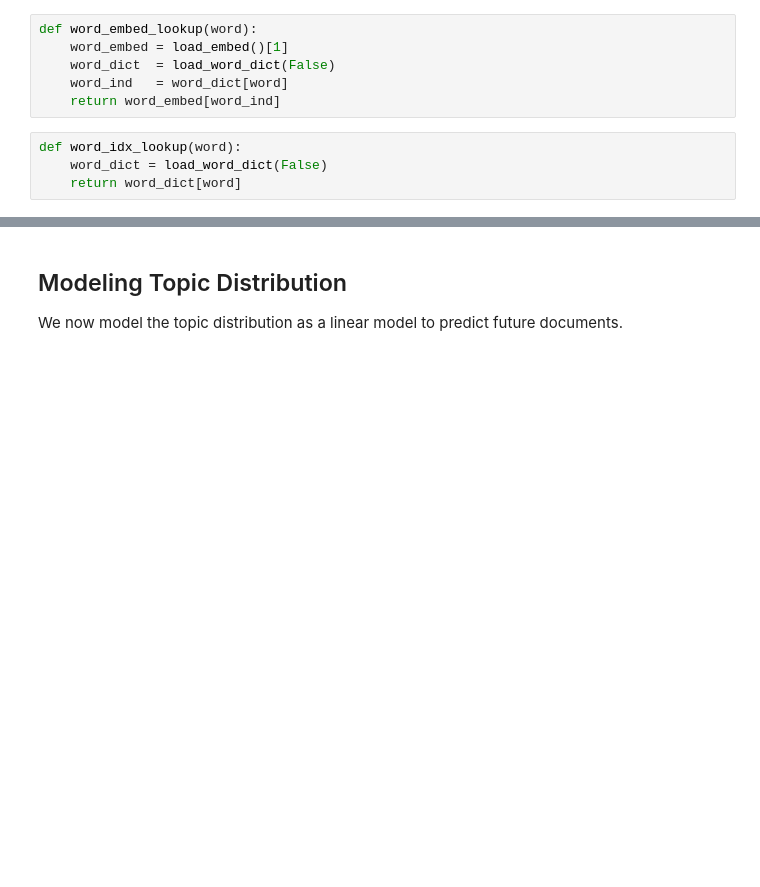
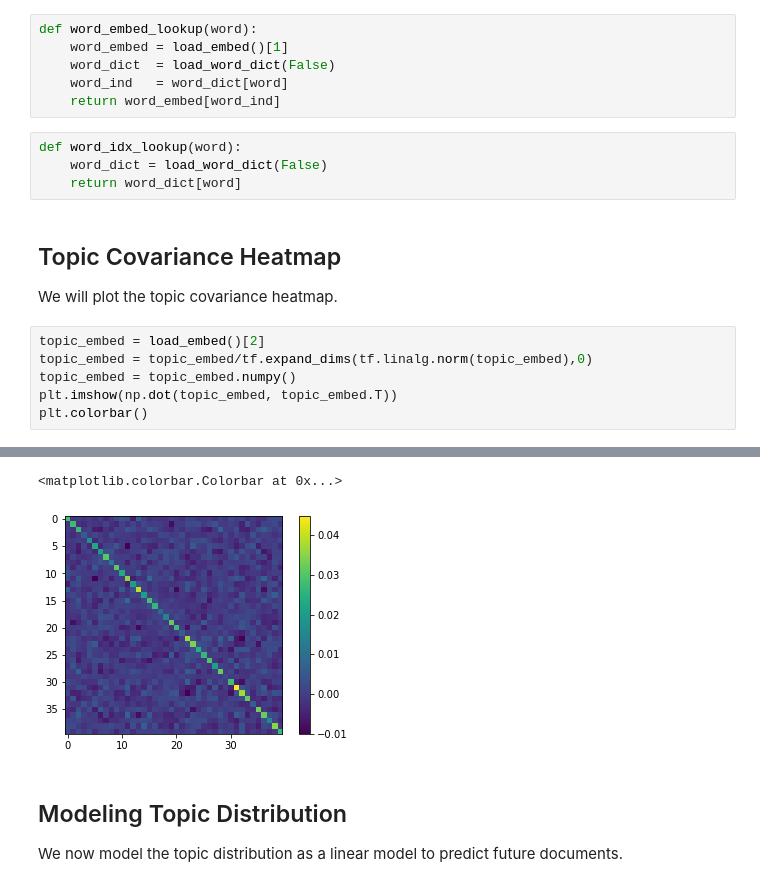
Before and after one commit to patelvap/Comp-755-Project, a Jupyter notebook: lda2vec-TM.ipynb, the cells around one changed output, grey strips where cells are left out. Drawn from its saved outputs; the diff is of its cells as text; blank space fills up the shorter version.

```diff
--- a/lda2vec-TM.ipynb
+++ b/lda2vec-TM.ipynb
@@ -48,3 +49,13 @@ def word_embed_lookup(word):
 def word_idx_lookup(word):
     word_dict = load_word_dict(False)
     return word_dict[word]
+# %% [markdown]
+## Topic Covariance Heatmap
+We will plot the topic covariance heatmap.
+# %%
+topic_embed = load_embed()[2]
+topic_embed = topic_embed/tf.expand_dims(tf.linalg.norm(topic_embed),0)
+topic_embed = topic_embed.numpy()
+plt.imshow(np.dot(topic_embed, topic_embed.T))
+plt.colorbar()
+# %% [output]
@@ -51,3 +64,5 @@ def word_idx_lookup(word):
+<matplotlib.colorbar.Colorbar at 0x...>
+[figure, added]
 # %% [markdown]
 ## Modeling Topic Distribution
 
```
Also changed, not shown: parts of 10 cells of this notebook, 1 other file.
